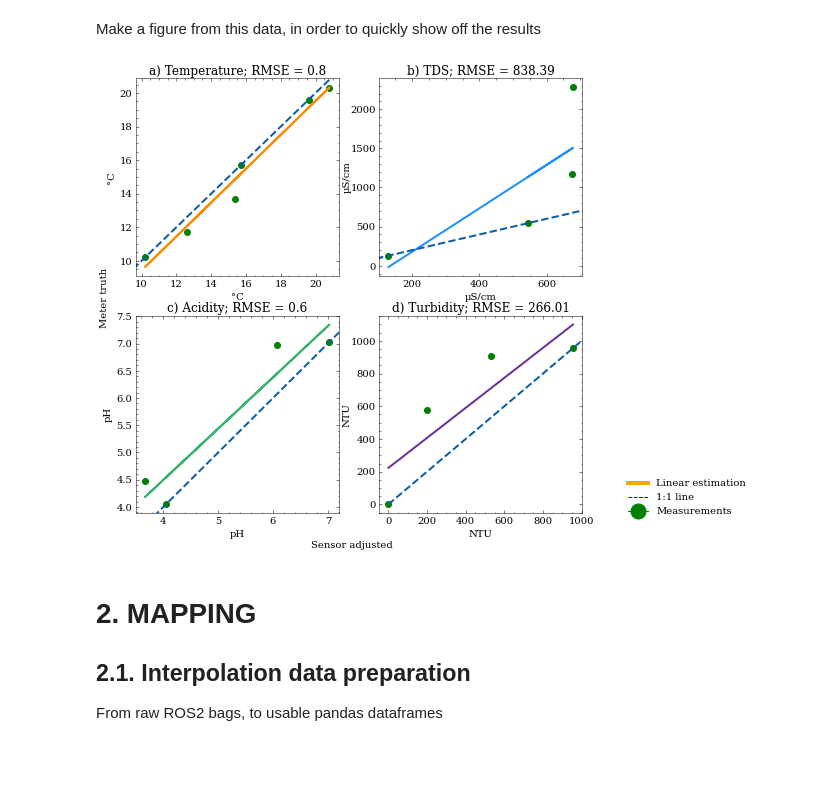
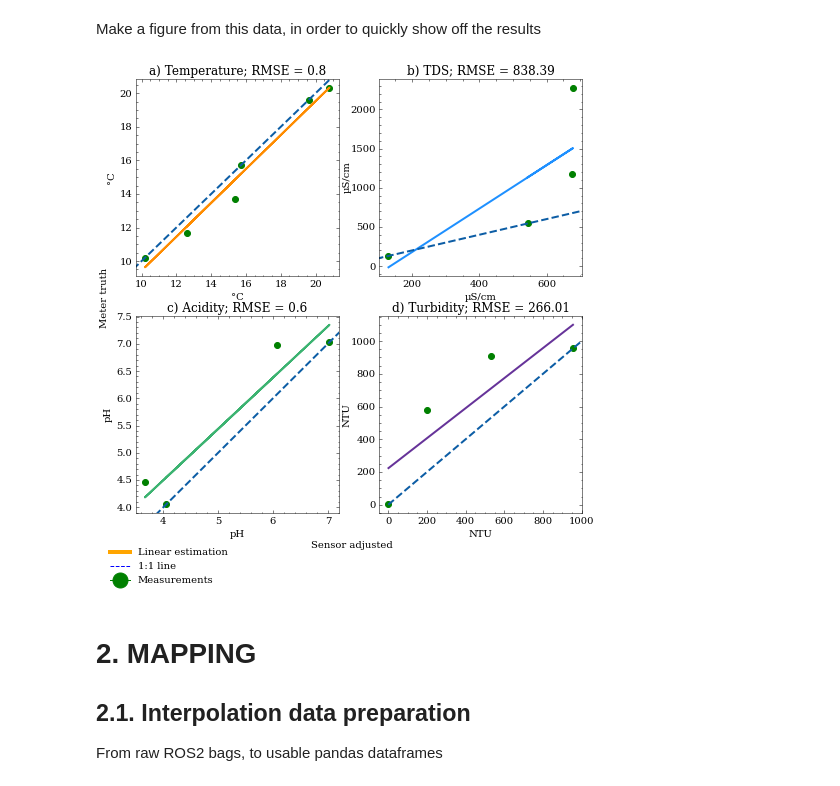
Before and after one commit to jurriandoornbos/wqdrone, a Jupyter notebook: plotting/plotting.ipynb, the cells around one changed output. Drawn from its saved outputs; the diff is of its cells as text; code cells hidden in the pictures; blank space fills up the shorter version.

```diff
--- a/plotting/plotting.ipynb
+++ b/plotting/plotting.ipynb
@@ -160,35 +160,35 @@ y= turb.Meter
 y_est, y_err,rms = error_data(x,y)
 a,b =y_est + y_err, y_est - y_err
 
 #axs[1,1].fill_between([min(x),max(x)], [min(a),max(a)],[min(b),max(b)], alpha=0.2)
 axs[1,1].plot(x, y_est, '-',c = colors[3],linewidth = 2)
 axs[1,1].set_xlabel("NTU")
 axs[1,1].set_ylabel("NTU",labelpad=-1)
 axs[1,1].scatter( x,y, color = "g")
 
 lims  = (axs[1,1].get_ylim(), axs[1,1].get_xlim() )
 axs[1,1].plot([0,10000], [0,10000], '--', lw=2)
 axs[1,1].set_ylim(lims[0])
 axs[1,1].set_xlim(lims[1])
 
 
 axs[1,1].set_title("d) " + f"Turbidity; RMSE = {round(rms,2)}", y=1.0, pad=4)
 
 fig.text(0.5, 0.07, 'Sensor adjusted', va='center', ha='center', fontsize=plt.rcParams['axes.labelsize'])
 fig.text(0.07, 0.5, 'Meter truth', va='center', ha='center', rotation='vertical', fontsize=plt.rcParams['axes.labelsize'])
 
 
 line = Line2D([0], [0], color='orange', lw=4, label='Linear estimation')
 oneone = Line2D([0], [0], color='b', linestyle = "--", label='1:1 line',markerfacecolor='g', markersize=15),
 dots = Line2D([0], [0], marker='o', color='g', markersize=15)
 
-fig.legend(handles =[line,oneone,dots], labels = ["Linear estimation","1:1 line","Measurements"], bbox_to_anchor = [1.2,0.2])
+fig.legend(handles =[line,oneone,dots], labels = ["Linear estimation","1:1 line","Measurements"], bbox_to_anchor = [0.3,0.08])
 
 
 fig.savefig("output/calibration_results.png", dpi=300)
 fig.show()
 # %% [output]
-[figure, old version]
+[figure, new version]
 # %% [markdown]
 # 2. MAPPING
 
```
Also changed, not shown: parts of 4 cells of this notebook, 6 other files.
